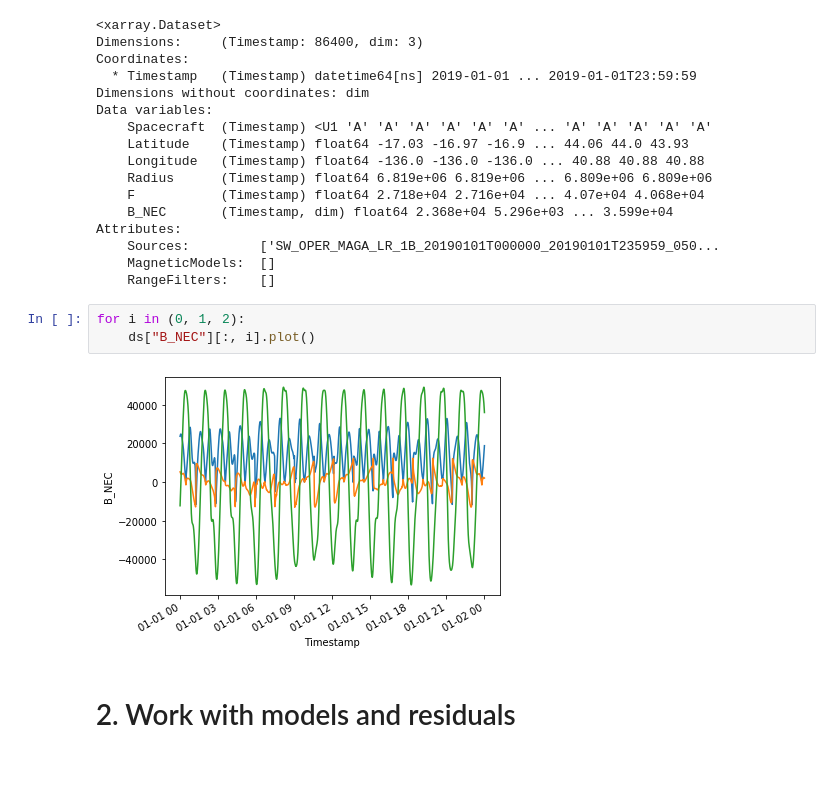
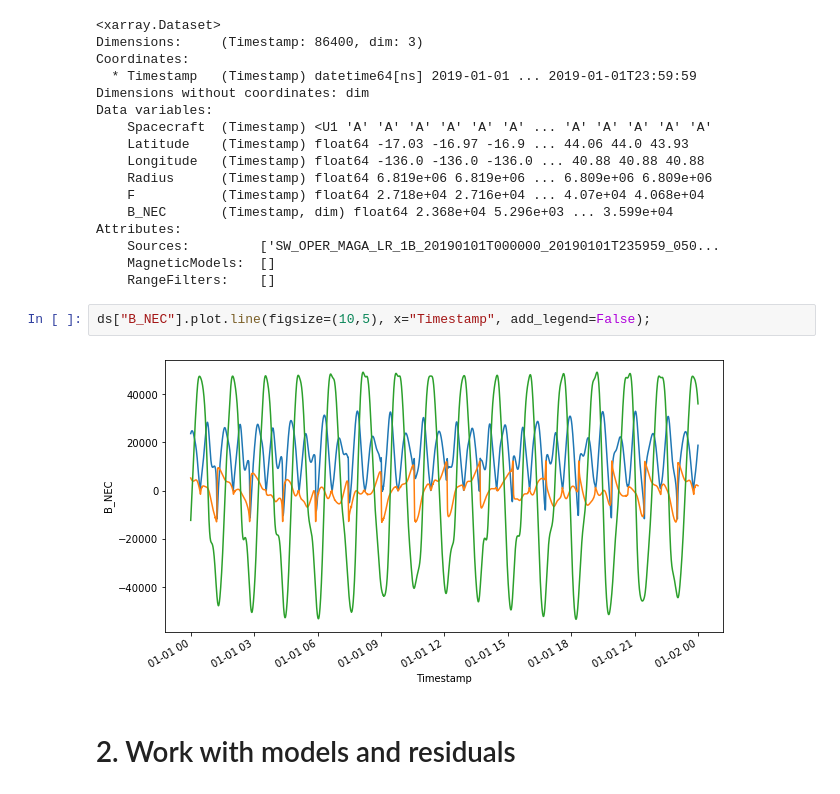
Before and after one commit to smithara/SwarmDQW9_viresclient_presentation, a Jupyter notebook: viresclient.ipynb, the cells around one changed output. Drawn from its saved outputs; the diff is of its cells as text; blank space fills up the shorter version.

```diff
--- a/viresclient.ipynb
+++ b/viresclient.ipynb
@@ -97,11 +118,10 @@ Attributes:
     Sources:         ['SW_OPER_MAGA_LR_1B_20190101T000000_20190101T235959_050...
     MagneticModels:  []
     RangeFilters:    []
-# %%
-for i in (0, 1, 2):
-    ds["B_NEC"][:, i].plot()
-# %% [output]
-[figure, removed]
+# %%
+ds["B_NEC"].plot.line(figsize=(10,5), x="Timestamp", add_legend=False);
+# %% [output]
+[figure, added]
 # %% [markdown]
 # 2. Work with models and residuals
 # %%
```
Also changed, not shown: parts of 10 cells of this notebook, 3 other files.
